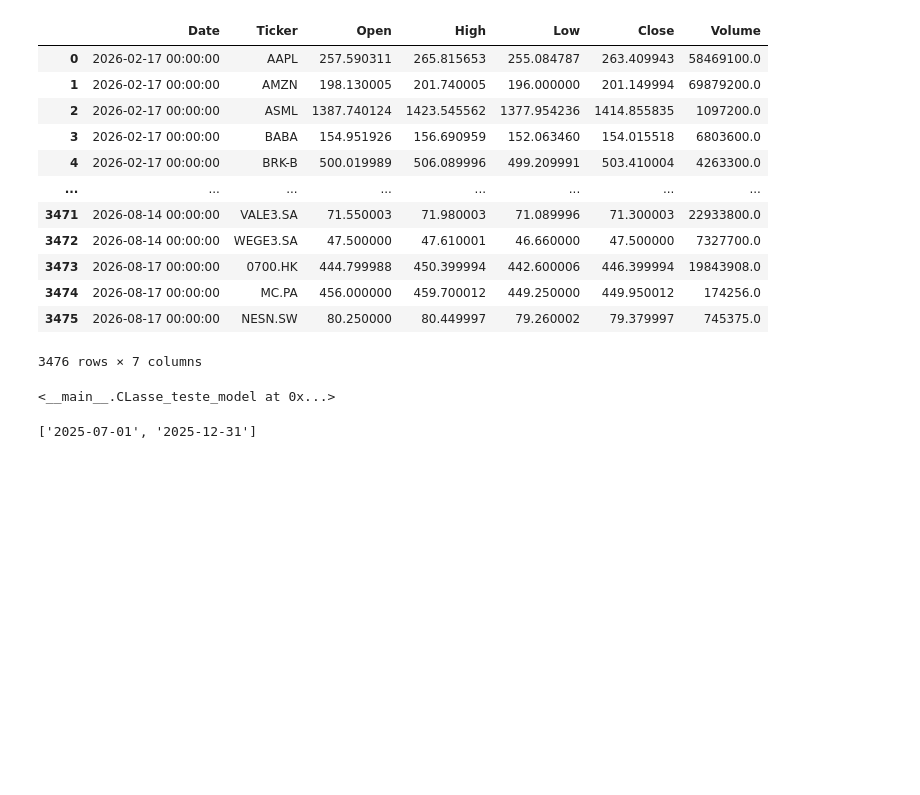
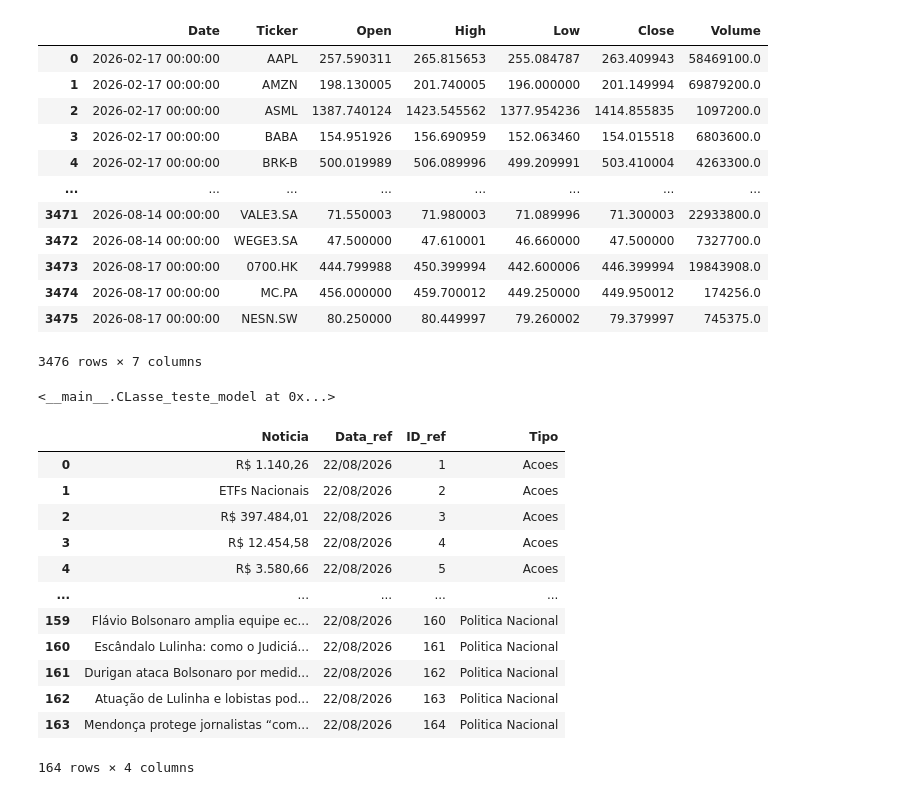
Before and after one commit to Bruno011012/Agente_Acoes001, a Jupyter notebook: pesquisas.ipynb, the cells around one changed output. Cells and saved outputs as stored; diff of their text form; code cells hidden in the pictures; blank space fills up the shorter version.

```diff
--- a/pesquisas.ipynb
+++ b/pesquisas.ipynb
@@ -530,10 +530,25 @@ CLasse_teste_model()
 3476 rows × 7 columns
 <__main__.CLasse_teste_model at 0x...>
 # %%
-valre = "2025-07-01/2025-12-31"
-print(valre.split("/"))
+import pandas as pd
+
+caminho = r".\data\noticias\consolidado\Base_consolidada.parquet"
+frame_tr = pd.DataFrame(pd.read_parquet(caminho))
+display(frame_tr)
 # %% [output]
+|  | Noticia | Data_ref | ID_ref | Tipo |
+| 0 | R$ 1.140,26 | 22/08/2026 | 1 | Acoes |
+| 1 | ETFs Nacionais | 22/08/2026 | 2 | Acoes |
+| 2 | R$ 397.484,01 | 22/08/2026 | 3 | Acoes |
+| 3 | R$ 12.454,58 | 22/08/2026 | 4 | Acoes |
+| 4 | R$ 3.580,66 | 22/08/2026 | 5 | Acoes |
+| ... | ... | ... | ... | ... |
+| 159 | Flávio Bolsonaro amplia equipe ec... | 22/08/2026 | 160 | Politica Nacional |
+| 160 | Escândalo Lulinha: como o Judiciá... | 22/08/2026 | 161 | Politica Nacional |
+| 161 | Durigan ataca Bolsonaro por medid... | 22/08/2026 | 162 | Politica Nacional |
+| 162 | Atuação de Lulinha e lobistas pod... | 22/08/2026 | 163 | Politica Nacional |
+| 163 | Mendonça protege jornalistas “com... | 22/08/2026 | 164 | Politica Nacional |
-['2025-07-01', '2025-12-31']
+164 rows × 4 columns
 # %%
 import pandas as pd
 import os
```
Also changed, not shown: 6 other files.
